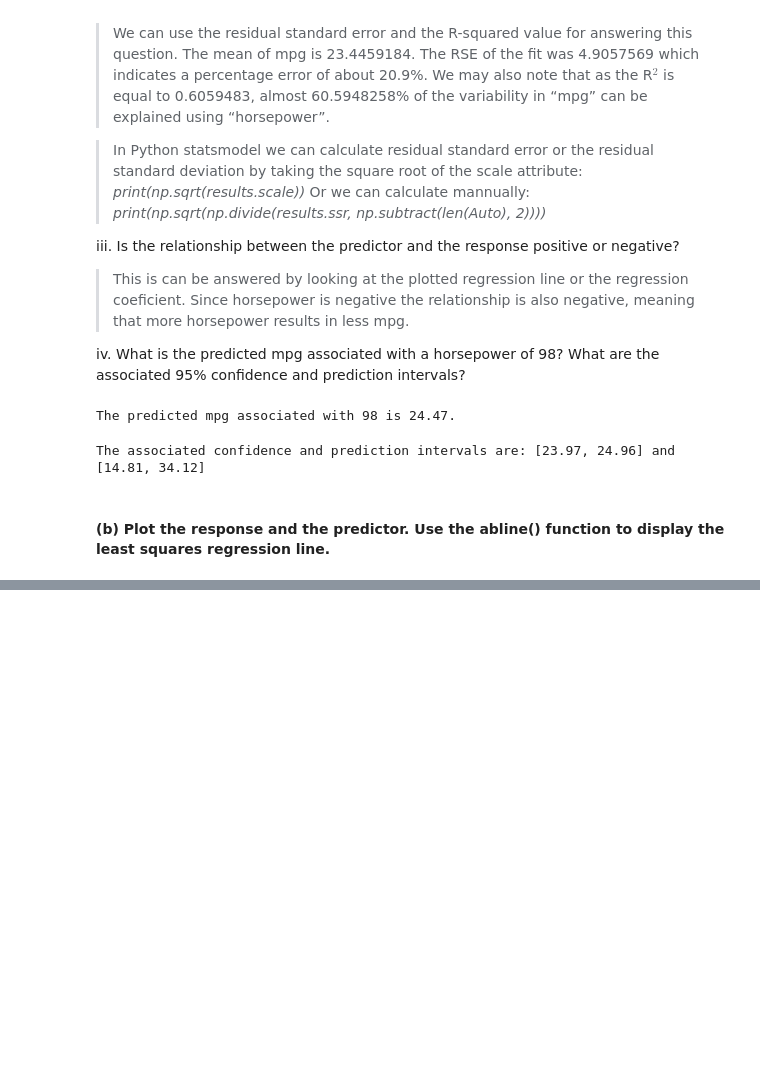
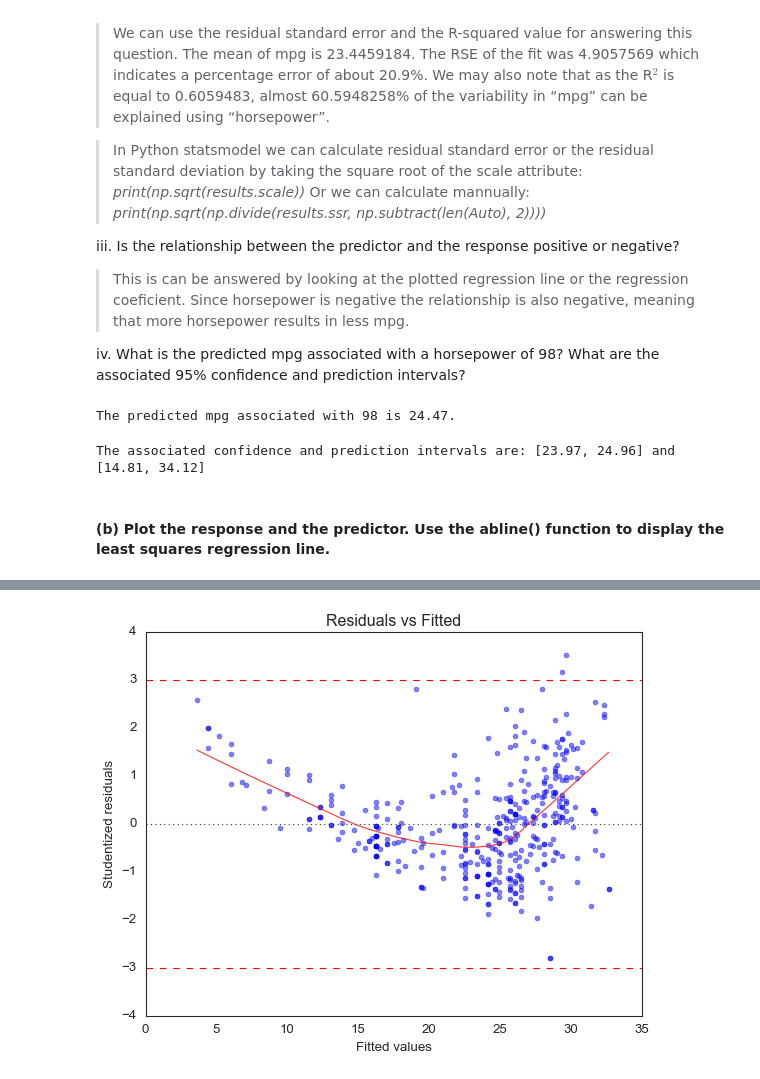
Before and after one commit to balintalfoldy/ISLR_python_AB, a Jupyter notebook: Notebooks/ch3_linear_regression_applied.ipynb, the cells around one changed output, grey strips where cells are left out. Saved outputs shown, nothing was run; the diff lists cells and outputs as text; code cells hidden in the pictures; blank space fills up the shorter version.

```diff
--- a/Notebooks/ch3_linear_regression_applied.ipynb
+++ b/Notebooks/ch3_linear_regression_applied.ipynb
@@ -135,0 +145,22 @@ plt.legend()
+# %%
+fitted_values = results.fittedvalues
+residuals = results.resid
+studentized_residuals = results.get_influence().resid_studentized_external
+model_norm_residuals_abs_sqrt = np.sqrt(np.abs(studentized_residuals))
+# leverage, from statsmodels internals
+model_leverage = results.get_influence().hat_matrix_diag
+# cook's distance, from statsmodels internals
+model_cooks = results.get_influence().cooks_distance[0]
+# %%
+fig = plt.figure()
+axes = sns.residplot(results.fittedvalues, studentized_residuals,
+                          lowess=True,
+                          scatter_kws={'alpha': 0.5},
+                          line_kws={'color': 'red', 'lw': 1, 'alpha': 0.8}, color = 'blue')
+axes.axhline(y=3, color='red', linestyle='--')
+axes.axhline(y=-3, color='red', linestyle='--')
+axes.set_title('Residuals vs Fitted')
+axes.set_xlabel('Fitted values')
+axes.set_ylabel('Studentized residuals');
+# %% [output]
+[figure, added]
```
Also changed, not shown: parts of 12 cells of this notebook.
